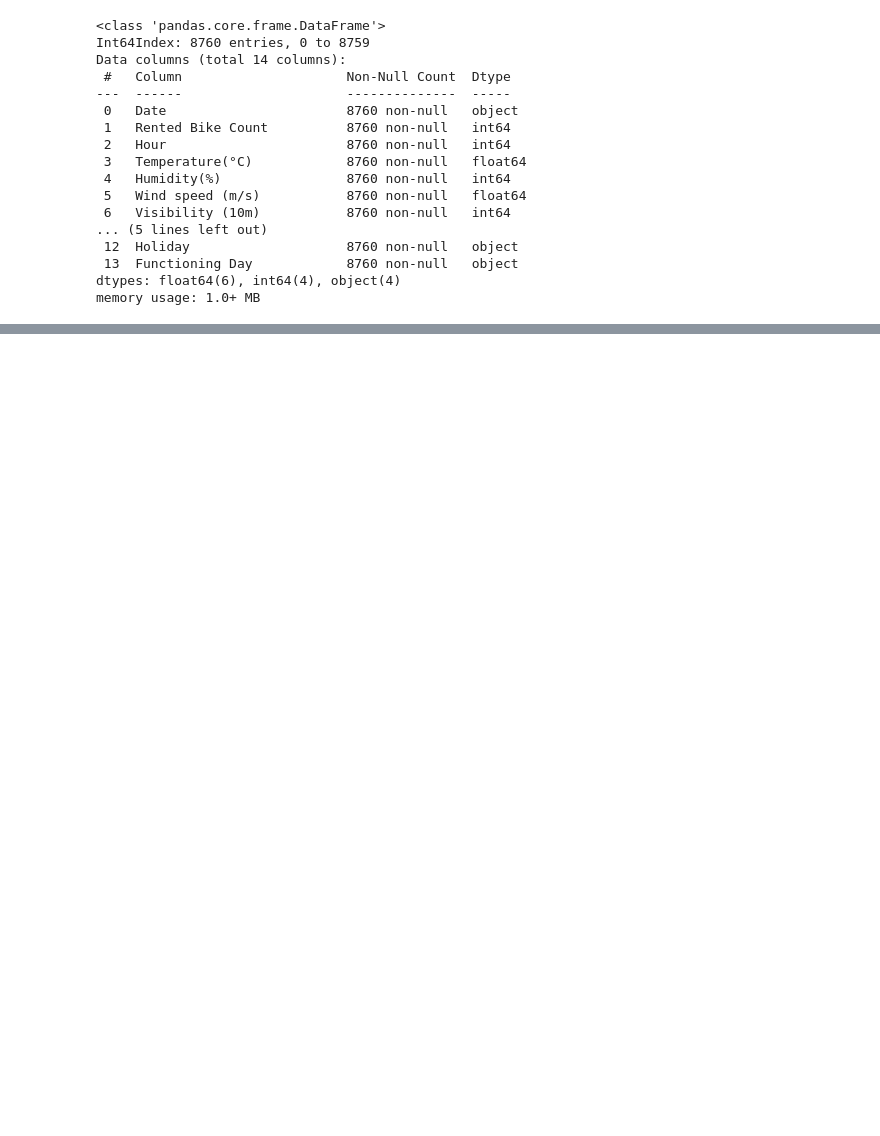
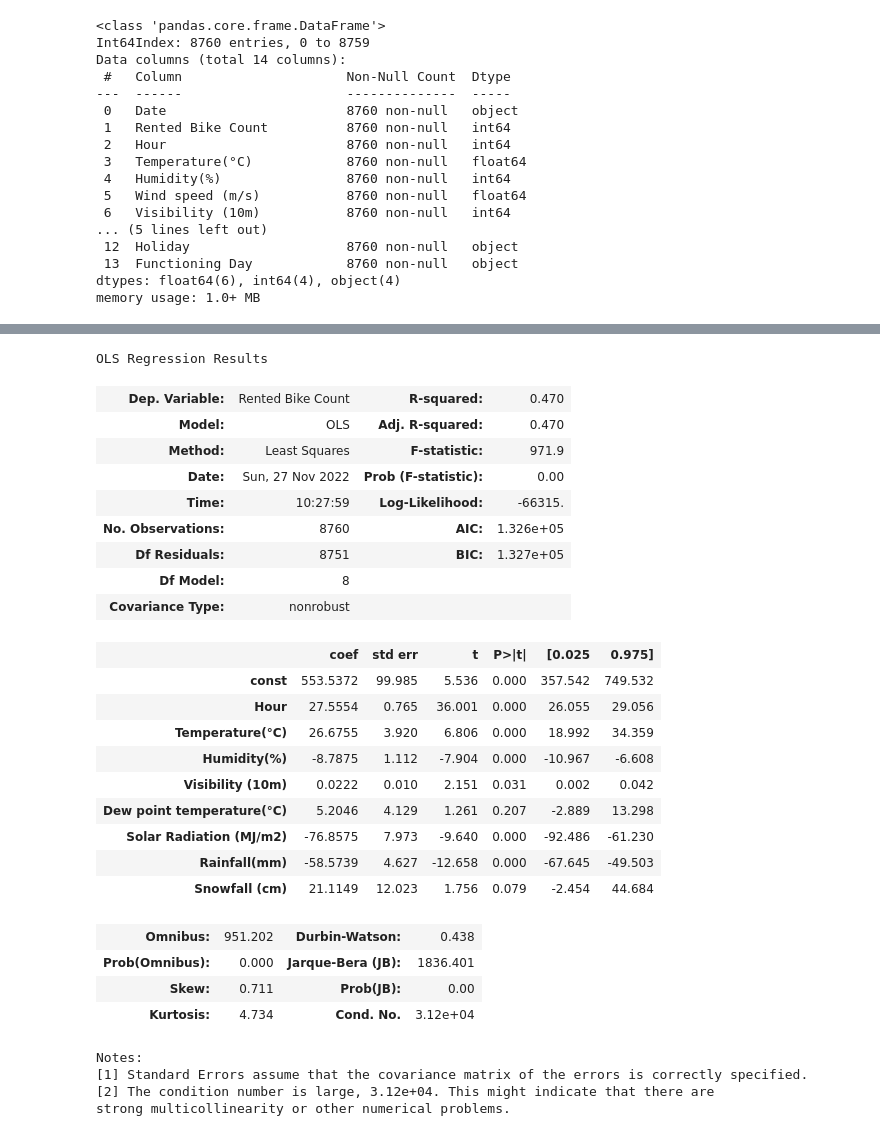
Before and after one commit to insper-classroom/22-2c-cd-p2-grupo_isa-mari_p2, a Jupyter notebook: Modelo_de_Predição_.ipynb, the cells around one changed output, grey strips where cells are left out. Drawn from its saved outputs; the diff is of its cells as text; code cells hidden in the pictures; blank space fills up the shorter version.

```diff
--- a/Modelo_de_Predição_.ipynb
+++ b/Modelo_de_Predição_.ipynb
@@ -50,0 +107,34 @@ Os modelos de predição utilizados serão:
+# %%
+X = bikes[['Hour', 'Temperature(°C)', 'Humidity(%)', 'Visibility (10m)', 'Dew point temperature(°C)', "Solar Radiation (MJ/m2)", "Rainfall(mm)", "Snowfall (cm)"]]
+Y = bikes['Rented Bike Count']
+results = regress(Y,X)
+results.summary()
+# %% [output]
+OLS Regression Results
+| Dep. Variable: | Rented Bike Count | R-squared: | 0.470 |
+| Model: | OLS | Adj. R-squared: | 0.470 |
+| Method: | Least Squares | F-statistic: | 971.9 |
+| Date: | Sun, 27 Nov 2022 | Prob (F-statistic): | 0.00 |
+| Time: | 10:27:59 | Log-Likelihood: | -66315. |
+| No. Observations: | 8760 | AIC: | 1.326e+05 |
+| Df Residuals: | 8751 | BIC: | 1.327e+05 |
+| Df Model: | 8 |  |  |
+| Covariance Type: | nonrobust |  |  |
+|  | coef | std err | t | P>|t| | [0.025 | 0.975] |
+| const | 553.5372 | 99.985 | 5.536 | 0.000 | 357.542 | 749.532 |
+| Hour | 27.5554 | 0.765 | 36.001 | 0.000 | 26.055 | 29.056 |
+| Temperature(°C) | 26.6755 | 3.920 | 6.806 | 0.000 | 18.992 | 34.359 |
+| Humidity(%) | -8.7875 | 1.112 | -7.904 | 0.000 | -10.967 | -6.608 |
+| Visibility (10m) | 0.0222 | 0.010 | 2.151 | 0.031 | 0.002 | 0.042 |
+| Dew point temperature(°C) | 5.2046 | 4.129 | 1.261 | 0.207 | -2.889 | 13.298 |
+| Solar Radiation (MJ/m2) | -76.8575 | 7.973 | -9.640 | 0.000 | -92.486 | -61.230 |
+| Rainfall(mm) | -58.5739 | 4.627 | -12.658 | 0.000 | -67.645 | -49.503 |
+| Snowfall (cm) | 21.1149 | 12.023 | 1.756 | 0.079 | -2.454 | 44.684 |
+| Omnibus: | 951.202 | Durbin-Watson: | 0.438 |
+| Prob(Omnibus): | 0.000 | Jarque-Bera (JB): | 1836.401 |
+| Skew: | 0.711 | Prob(JB): | 0.00 |
+| Kurtosis: | 4.734 | Cond. No. | 3.12e+04 |
+Notes:
+[1] Standard Errors assume that the covariance matrix of the errors is correctly specified.
+[2] The condition number is large, 3.12e+04. This might indicate that there are
+strong multicollinearity or other numerical problems.
```
Also changed, not shown: parts of 11 cells of this notebook.
